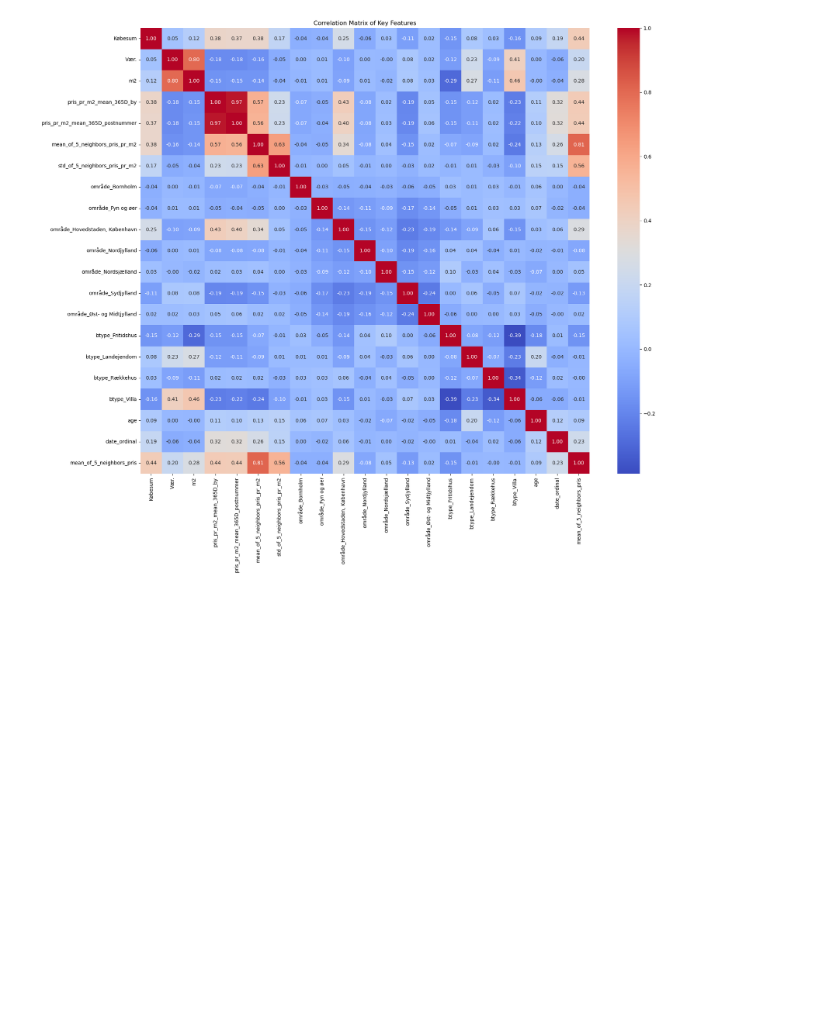
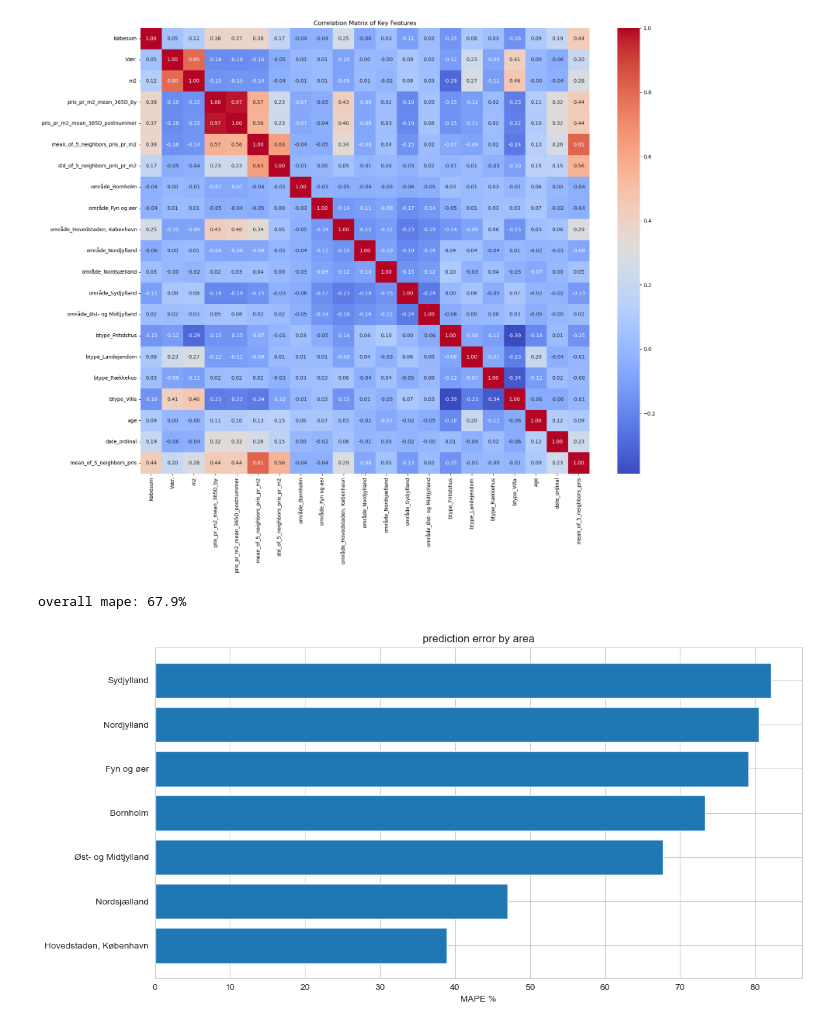
Before and after one commit to VictorJustesen/bachelor, a Jupyter notebook: scraping2/dataexplor/explore.ipynb, the cells around one changed output. Drawn from its saved outputs; the diff is of its cells as text; code cells hidden in the pictures; blank space fills up the shorter version.

```diff
--- a/scraping2/dataexplor/explore.ipynb
+++ b/scraping2/dataexplor/explore.ipynb
@@ -673,3 +501,41 @@ plt.show()
 [figure]
 # %%
 df_cleaned.to_csv("cleaned_data_harsh.csv")
+# %%
+# just checking how good the nn times price is by area
+df_cleaned = pd.read_csv("cleaned_data_harsh.csv")
+
+def mape(actual, pred):
+    return np.mean(np.abs((actual - pred) / actual)) * 100
+
+actual = df_cleaned['Købesum']
+pred = df_cleaned['mean_of_5_neighbors_pris']
+
+# clean up the data
+clean_data = df_cleaned.dropna(subset=['Købesum', 'mean_of_5_neighbors_pris'])
+
+print(f"overall mape: {mape(clean_data['Købesum'], clean_data['mean_of_5_neighbors_pris']):.1f}%")
+
+# by area
+area_cols = [col for col in clean_data.columns if 'område_' in col]
+
+# quick plot
+results = []
+for col in area_cols:
+    area_data = clean_data[clean_data[col] == 1]
+    area_name = col.replace('område_', '')
+    area_mape = mape(area_data['Købesum'], area_data['mean_of_5_neighbors_pris'])
+    results.append([area_name, area_mape, len(area_data)])
+
+results_df = pd.DataFrame(results, columns=['area', 'mape', 'count'])
+results_df = results_df.sort_values('mape')
+
+plt.figure(figsize=(12, 6))
+plt.barh(results_df['area'], results_df['mape'])
+plt.xlabel('MAPE %')
+plt.title('prediction error by area')
+plt.tight_layout()
+plt.show()
+# %% [output]
+overall mape: 67.9%
+[figure, added]
```
Also changed, not shown: parts of 38 cells of this notebook, 13 other files.
